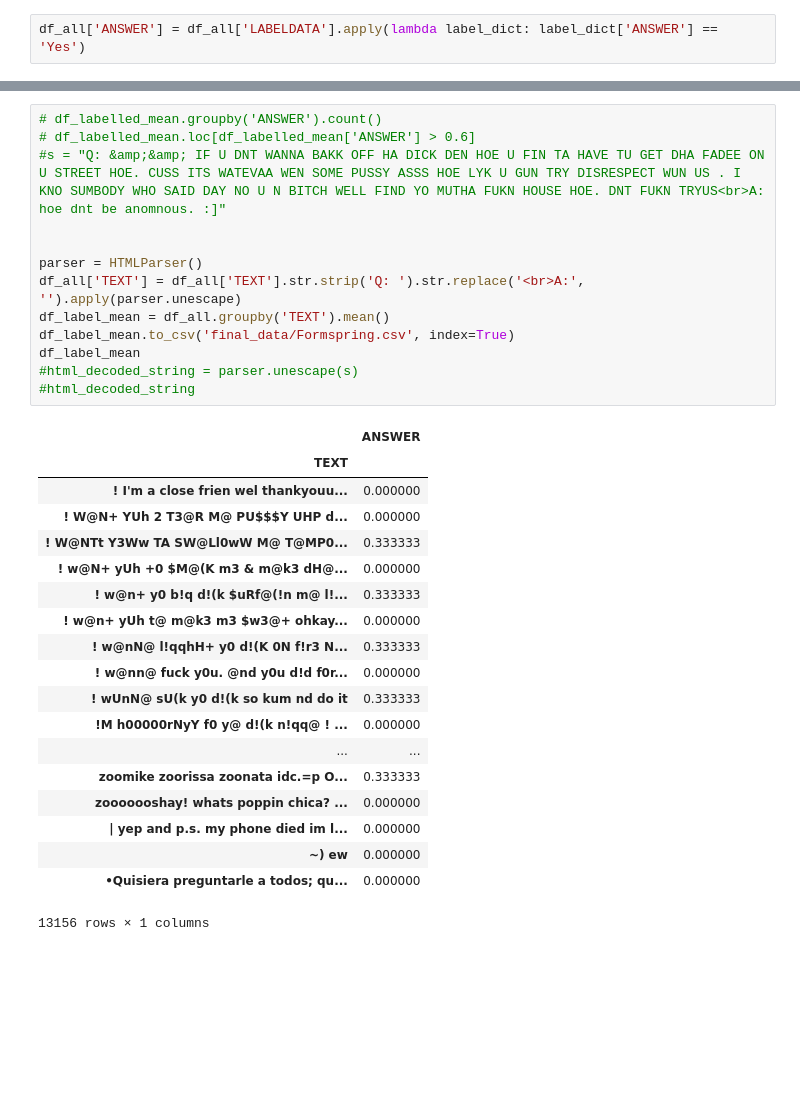
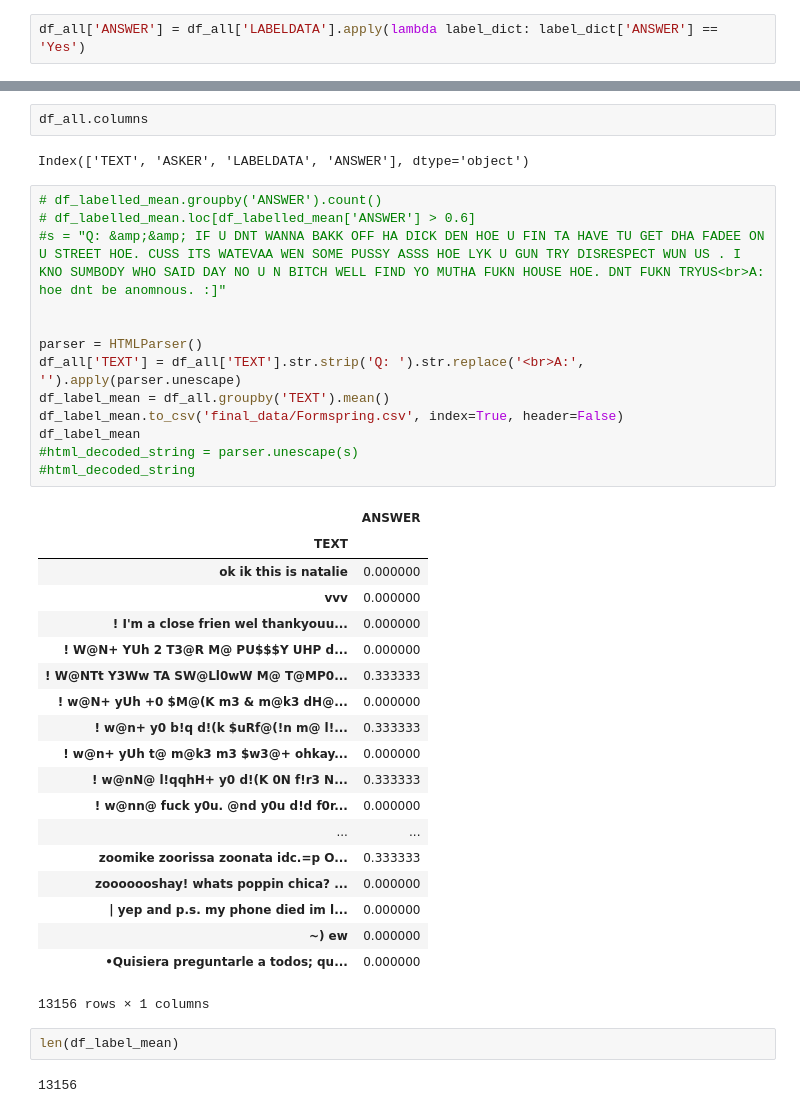
Before and after one commit to nonguyen1/BullyGuard, a Jupyter notebook: Parse_formspring.ipynb, the cells around one changed output, grey strips where cells are left out. Cells and saved outputs as stored; diff of their text form; blank space fills up the shorter version.

```diff
--- a/Parse_formspring.ipynb
+++ b/Parse_formspring.ipynb
@@ -51,19 +45,25 @@ plt.show()
+# %%
+df_all.columns
+# %% [output]
+Index(['TEXT', 'ASKER', 'LABELDATA', 'ANSWER'], dtype='object')
 # %%
 # df_labelled_mean.groupby('ANSWER').count()
 # df_labelled_mean.loc[df_labelled_mean['ANSWER'] > 0.6]
 #s = "Q: &amp;&amp; IF U DNT WANNA BAKK OFF HA DICK DEN HOE U FIN TA HAVE TU GET DHA FADEE ON U STREET HOE. CUSS ITS WATEVAA WEN SOME PUSSY ASSS HOE LYK U GUN TRY DISRESPECT WUN US . I KNO SUMBODY WHO SAID DAY NO U N BITCH WELL FIND YO MUTHA FUKN HOUSE HOE. DNT FUKN TRYUS<br>A: hoe dnt be anomnous. :]"
 
 
 parser = HTMLParser()
 df_all['TEXT'] = df_all['TEXT'].str.strip('Q: ').str.replace('<br>A:', '').apply(parser.unescape)
 df_label_mean = df_all.groupby('TEXT').mean()
-df_label_mean.to_csv('final_data/Formspring.csv', index=True)
+df_label_mean.to_csv('final_data/Formspring.csv', index=True, header=False)
 df_label_mean
 #html_decoded_string = parser.unescape(s)
 #html_decoded_string
 # %% [output]
 |  | ANSWER |
 | TEXT |  |
+| ok ik this is natalie | 0.000000 |
+| vvv | 0.000000 |
 | ! I'm a close frien wel thankyouu... | 0.000000 |
 | ! W@N+ YUh 2 T3@R M@ PU$$$Y UHP d... | 0.000000 |
 | ! W@NTt Y3Ww TA SW@Ll0wW M@ T@MP0... | 0.333333 |
@@ -72,8 +72,6 @@ df_label_mean
 | ! w@n+ yUh t@ m@k3 m3 $w3@+ ohkay... | 0.000000 |
 | ! w@nN@ l!qqhH+ y0 d!(K 0N f!r3 N... | 0.333333 |
 | ! w@nn@ fuck y0u. @nd y0u d!d f0r... | 0.000000 |
-| ! wUnN@ sU(k y0 d!(k so kum nd do it | 0.333333 |
-| !M h00000rNyY f0 y@ d!(k n!qq@ ! ... | 0.000000 |
 | ... | ... |
 | zoomike zoorissa zoonata idc.=p O... | 0.333333 |
 | zooooooshay! whats poppin chica? ... | 0.000000 |
@@ -81,3 +79,7 @@ df_label_mean
 | ~) ew | 0.000000 |
 | •Quisiera preguntarle a todos; qu... | 0.000000 |
 13156 rows × 1 columns
+# %%
+len(df_label_mean)
+# %% [output]
+13156
```
Also changed, not shown: parts of 5 cells of this notebook, 1 other file.
